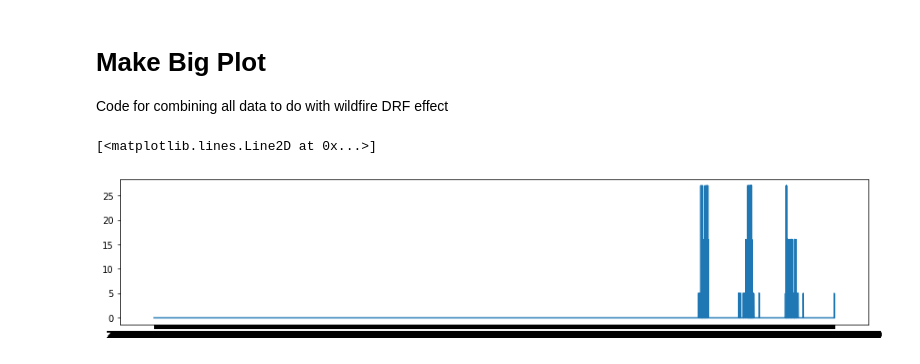
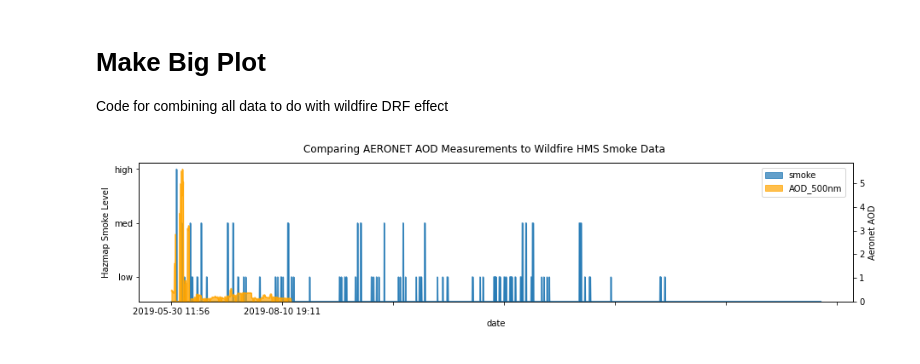
Before and after one commit to AndrewLoeppky/wildfire_drf, a Jupyter notebook: make_big_plot.ipynb, the cells around one changed output. Cells and saved outputs as stored; diff of their text form; code cells hidden in the pictures.

Commit message:
working version of big plot

```diff
--- a/make_big_plot.ipynb
+++ b/make_big_plot.ipynb
@@ -9,11 +9,21 @@ from matplotlib import pyplot as plt
 # %%
 # get the datasets
 path_to_data = "C:/Users/Owner/Wildfire_Smoke_Mckendry/data/out_data/"
-hazmap_ts = pd.read_csv(path_to_data + "hazmap_wask.csv")
-aeronet_ts = pd.read_csv(path_to_data + "dataaeronet_aod.csv")
+hazmap_ts = pd.read_csv(path_to_data + "hazmap_waskesiu_short.csv")
+aeronet_ts = pd.read_csv(path_to_data + "dataaeronet_aod_short.csv")
 # %%
-fig, ax = plt.subplots(figsize=(15,3))
-ax.plot(hazmap_ts["date"], hazmap_ts["smoke"])
+fig, ax1 = plt.subplots(figsize=(15,3))
+
+# hazmap
+hazmap_ts.plot.area("date", "smoke", ax=ax1, alpha=0.7, legend=False)
+plt.yticks(ticks=[5,16,27], labels=["low", "med", "high"])
+ax1.set_ylabel("Hazmap Smoke Level")
+
+ax2 = ax1.twinx()
+aeronet_ts.plot.area("date", "AOD_500nm", ax=ax2, color="orange", alpha=0.7, legend=False)
+ax2.set_ylabel("Aeronet AOD")
+
+fig.suptitle("Comparing AERONET AOD Measurements to Wildfire HMS Smoke Data")
+plt.figlegend(loc=(0.84,0.7));
 # %% [output]
-[<matplotlib.lines.Line2D at 0x...>]
-[figure, old version]
+[figure, new version]
```
Also changed, not shown: 1 other file.
